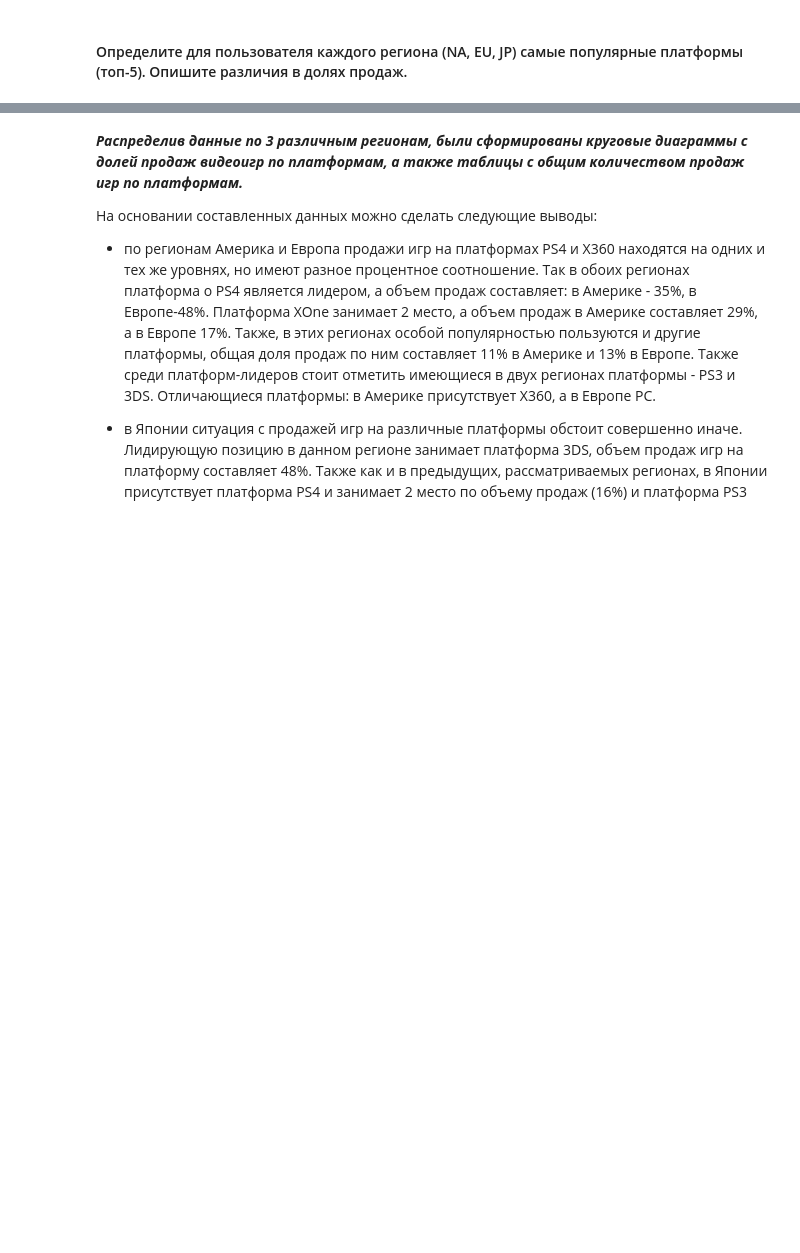
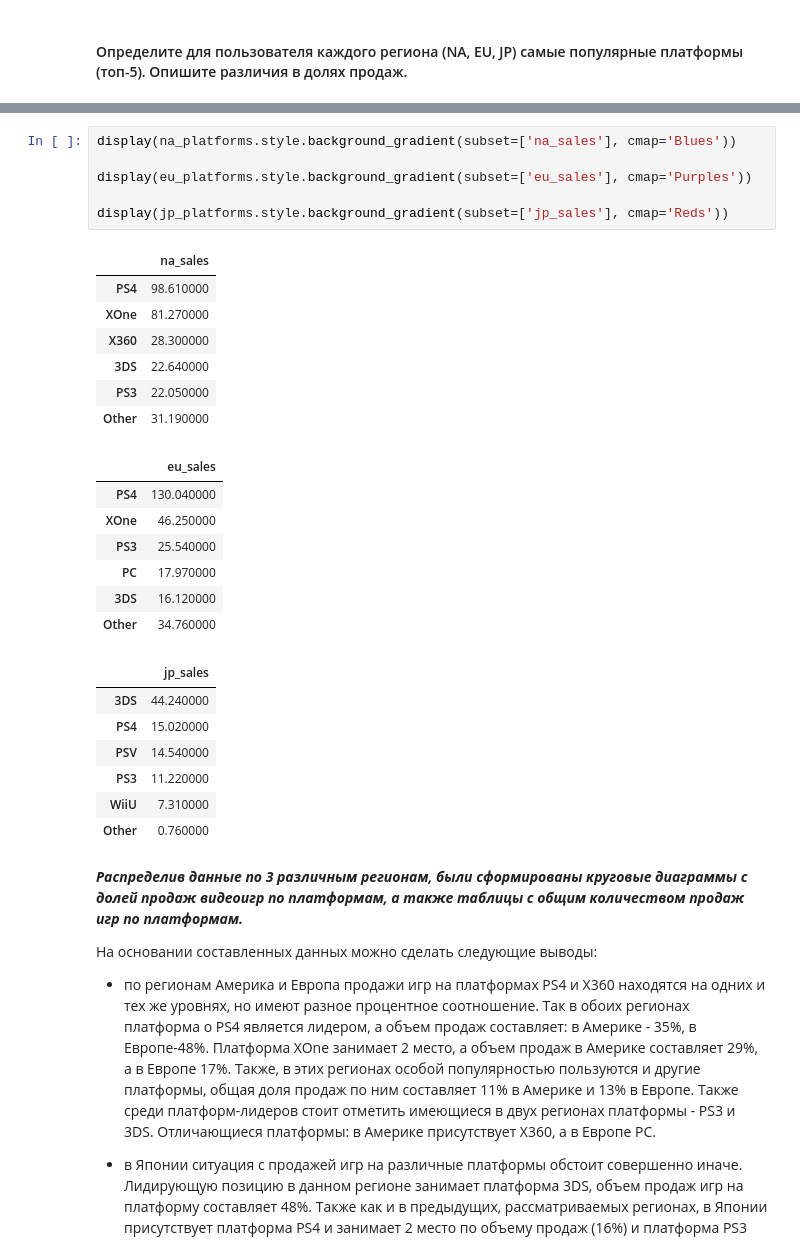
Before and after one commit to AnastasiaGaida/Data_Analyst, a Jupyter notebook: Изучение закономерностей, определяющих успешность игр/Изучение закономерностей, определяющих успешность игр.ipynb, the cells around one changed output, grey strips where cells are left out. Cells and saved outputs as stored; diff of their text form; blank space fills up the shorter version.

```diff
--- a/Изучение закономерностей, определяющих успешность игр/Изучение закономерностей, определяющих успешность игр.ipynb
+++ b/Изучение закономерностей, определяющих успешность игр/Изучение закономерностей, определяющих успешность игр.ipynb
@@ -689,3 +688,31 @@ HBox(children=(Output(), Output(), Output()), layout=Layout(display='flex', flex
+# %%
+display(na_platforms.style.background_gradient(subset=['na_sales'], cmap='Blues'))
+
+display(eu_platforms.style.background_gradient(subset=['eu_sales'], cmap='Purples'))
+
+display(jp_platforms.style.background_gradient(subset=['jp_sales'], cmap='Reds'))
+# %% [output]
+|  | na_sales |
+| PS4 | 98.610000 |
+| XOne | 81.270000 |
+| X360 | 28.300000 |
+| 3DS | 22.640000 |
+| PS3 | 22.050000 |
+| Other | 31.190000 |
+|  | eu_sales |
+| PS4 | 130.040000 |
+| XOne | 46.250000 |
+| PS3 | 25.540000 |
+| PC | 17.970000 |
+| 3DS | 16.120000 |
+| Other | 34.760000 |
+|  | jp_sales |
+| 3DS | 44.240000 |
+| PS4 | 15.020000 |
+| PSV | 14.540000 |
+| PS3 | 11.220000 |
+| WiiU | 7.310000 |
+| Other | 0.760000 |
 # %% [markdown]
 ***Распределив данные по 3 различным регионам, были сформированы круговые диаграммы с долей продаж видеоигр по платформам, а также таблицы с общим количеством продаж игр по платформам.***
 
```
Also changed, not shown: parts of 1 cell of this notebook.
